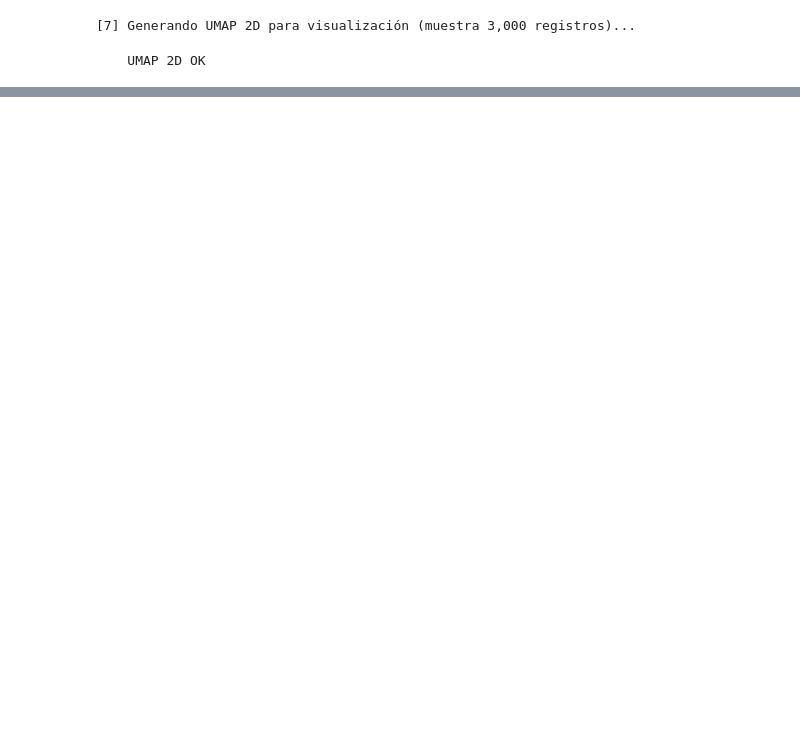
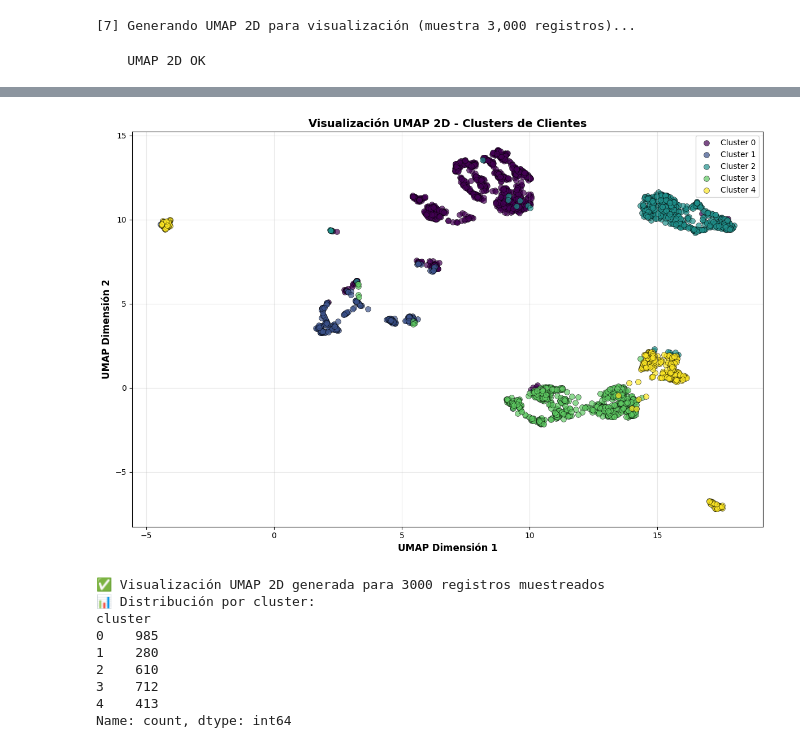
Before and after one commit to Luzdks/Datathon-2026-Wicho, a Jupyter notebook: EDA_tablatransaccionfinal.ipynb, the cells around one changed output, grey strips where cells are left out. Saved outputs shown, nothing was run; the diff lists cells and outputs as text; code cells hidden in the pictures; blank space fills up the shorter version.

```diff
--- a/EDA_tablatransaccionfinal.ipynb
+++ b/EDA_tablatransaccionfinal.ipynb
@@ -244,19 +501,54 @@ print(perfil.to_string())
-# %%
-# =============================================================================
-# PASO 10 — EXPORTAR MÉTRICAS
-# =============================================================================
-
-resultados = {
-    'silhouette_scores' : {str(k): v for k, v in sil_scores.items()},
-    'inertias'          : {str(k): v for k, v in inertias.items()},
-    'k_matematico'      : k_matematico,
-    'k_elegido'         : K_ELEGIDO,
-    'pca_varianza_pct'  : round(var_explicada, 1),
-    'perfil_clusters'   : perfil.reset_index().to_dict(orient='records'),
-}
-
-with open('hey_cluster_resultados.json', 'w', encoding='utf-8') as f:
-    json.dump(resultados, f, ensure_ascii=False, indent=2)
-
-print("\n[10] Métricas exportadas: hey_cluster_resultados.json")
-print("\n=== PIPELINE COMPLETADO ===")
+# %%
+# =============================================================================
+# VISUALIZACIÓN UMAP 2D CON CLUSTERS
+# =============================================================================
+# Graficar los embeddings 2D coloreados por cluster para ver la separación
+
+import matplotlib.pyplot as plt
+
+# Filtrar solo los puntos que tienen coordenadas UMAP (muestra de 3000)
+df_plot = df_final.dropna(subset=['umap_x', 'umap_y']).copy()
+
+# Crear figura
+fig, ax = plt.subplots(figsize=(12, 8))
+
+# Plotear cada cluster con color diferente
+clusters = df_plot['cluster'].unique()
+colors = plt.cm.viridis(np.linspace(0, 1, len(clusters)))
+
+for i, cluster_id in enumerate(sorted(clusters)):
+    mask = df_plot['cluster'] == cluster_id
+    ax.scatter(
+        df_plot[mask]['umap_x'],
+        df_plot[mask]['umap_y'],
+        c=[colors[i]],
+        label=f'Cluster {cluster_id}',
+        s=50,
+        alpha=0.7,
+        edgecolors='black',
+        linewidth=0.5
+    )
+
+ax.set_xlabel('UMAP Dimensión 1', fontsize=12, fontweight='bold')
+ax.set_ylabel('UMAP Dimensión 2', fontsize=12, fontweight='bold')
+ax.set_title('Visualización UMAP 2D - Clusters de Clientes', fontsize=14, fontweight='bold')
+ax.legend(loc='best', fontsize=10)
+ax.grid(True, alpha=0.3)
+
+plt.tight_layout()
+plt.show()
+
+print(f"\n✅ Visualización UMAP 2D generada para {len(df_plot)} registros muestreados")
+print(f"📊 Distribución por cluster:")
+print(df_plot['cluster'].value_counts().sort_index())
+# %% [output]
+[figure, added]
+✅ Visualización UMAP 2D generada para 3000 registros muestreados
+📊 Distribución por cluster:
+cluster
+0    985
+1    280
+2    610
+3    712
+4    413
+Name: count, dtype: int64
```
Also changed, not shown: parts of 10 cells of this notebook, 1 other file.
